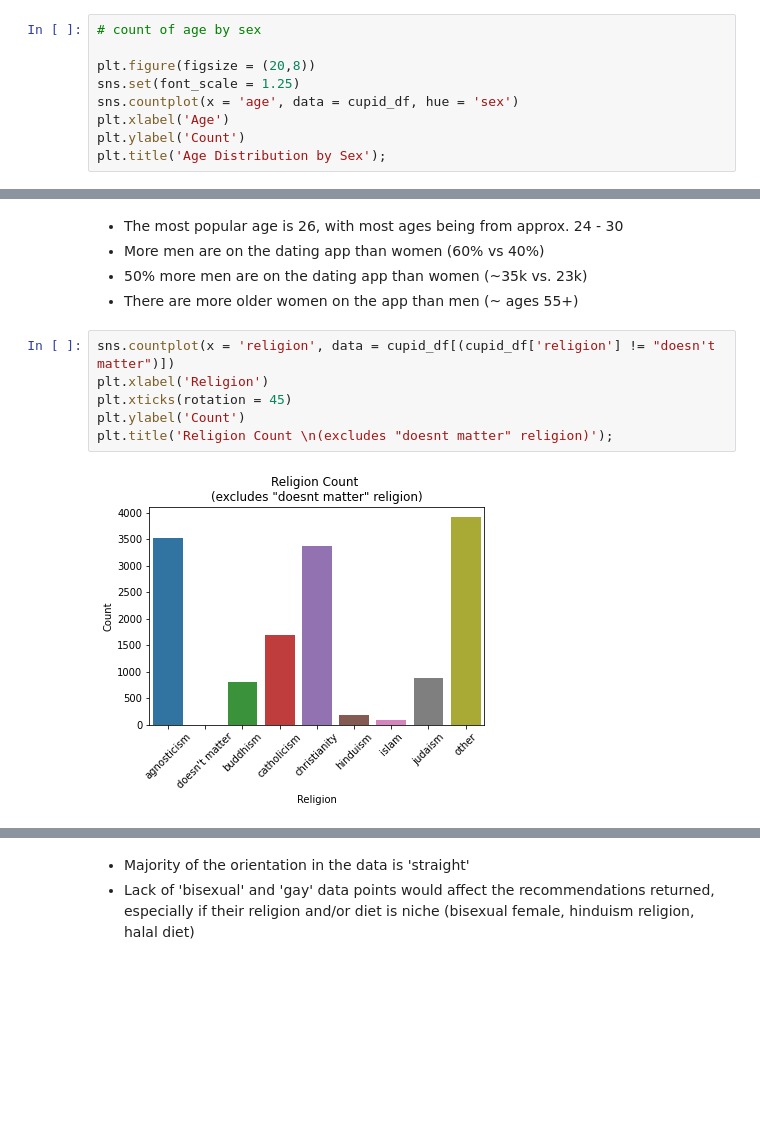
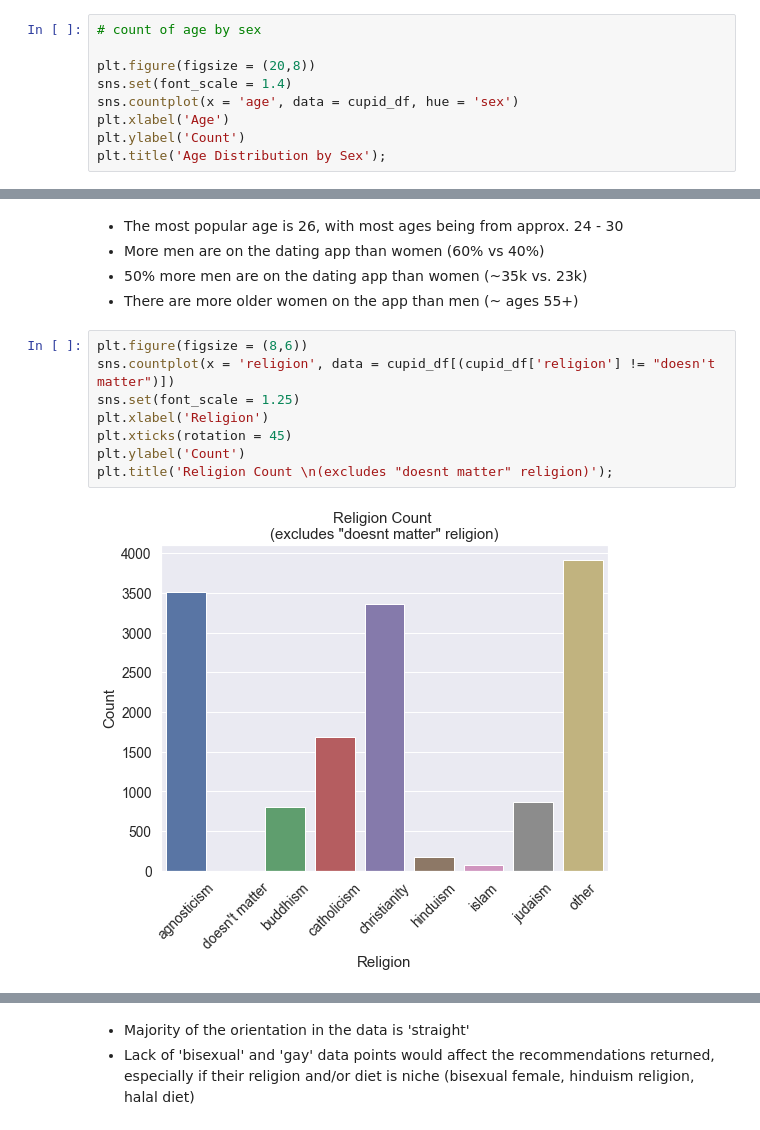
Before and after one commit to vleong1/capstone_proj, a Jupyter notebook: 05_EDA-data-viz.ipynb, the cells around one changed output, grey strips where cells are left out. Saved outputs shown, nothing was run; the diff lists cells and outputs as text; blank space fills up the shorter version.

```diff
--- a/05_EDA-data-viz.ipynb
+++ b/05_EDA-data-viz.ipynb
@@ -23,7 +23,7 @@ cupid_df.head(3)
 # count of age by sex
 
 plt.figure(figsize = (20,8))
-sns.set(font_scale = 1.25)
+sns.set(font_scale = 1.4)
 sns.countplot(x = 'age', data = cupid_df, hue = 'sex')
 plt.xlabel('Age')
 plt.ylabel('Count')
@@ -36,10 +36,12 @@ plt.title('Age Distribution by Sex');
 - 50% more men are on the dating app than women (~35k vs. 23k)
 - There are more older women on the app than men (~ ages 55+)
 # %%
+plt.figure(figsize = (8,6))
 sns.countplot(x = 'religion', data = cupid_df[(cupid_df['religion'] != "doesn't matter")])
+sns.set(font_scale = 1.25)
 plt.xlabel('Religion')
 plt.xticks(rotation = 45)
 plt.ylabel('Count')
 plt.title('Religion Count \n(excludes "doesnt matter" religion)');
 # %% [output]
-[figure, old version]
+[figure, new version]
```
Also changed, not shown: parts of 16 cells of this notebook, 4 other files.
